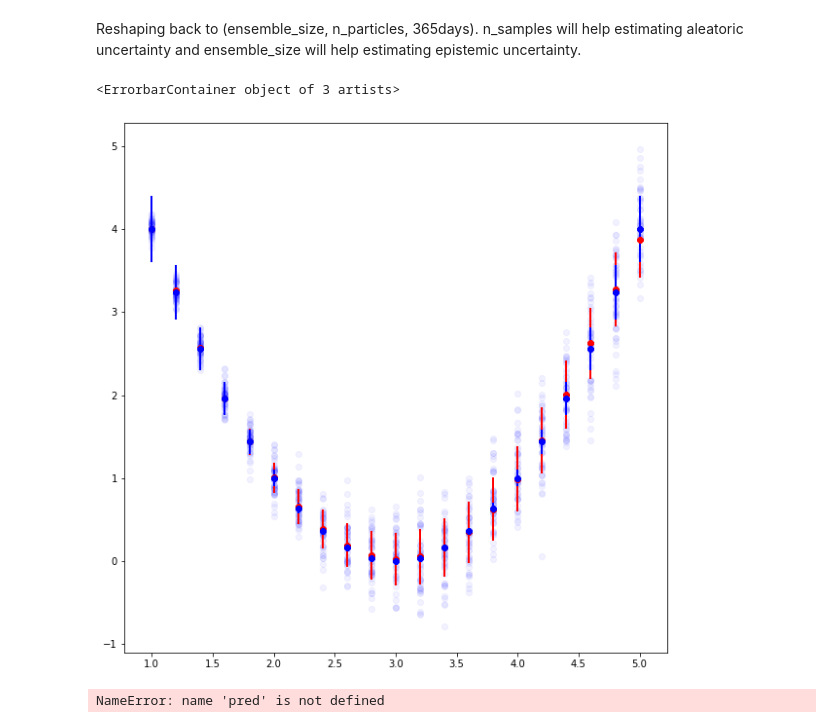
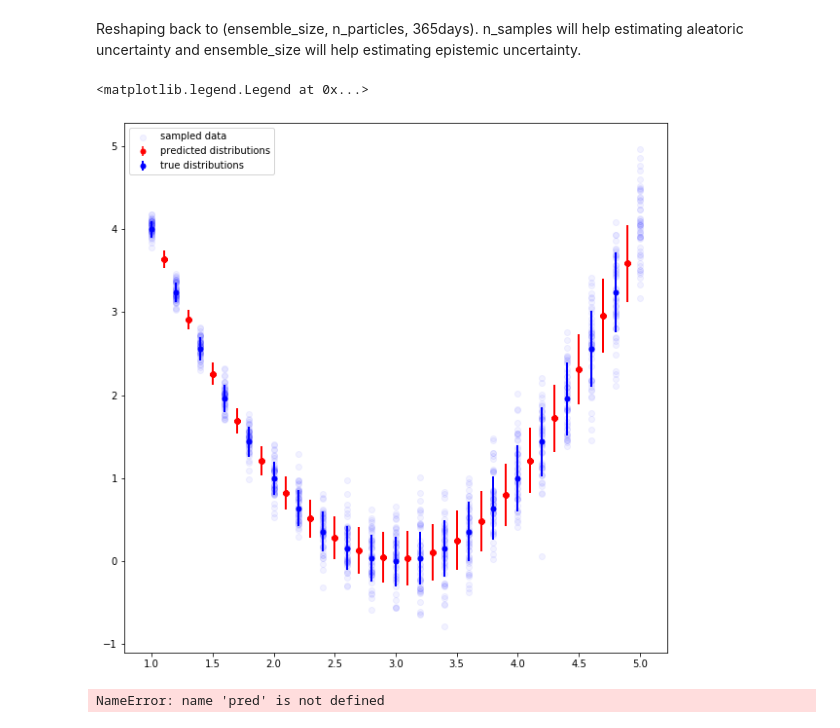
Before and after one commit to yardenas/ethz-safe-learning, a Jupyter notebook: development/model_sanity_check.ipynb, the cells around one changed output. Cells and saved outputs as stored; diff of their text form; code cells hidden in the pictures.

```diff
--- a/development/model_sanity_check.ipynb
+++ b/development/model_sanity_check.ipynb
@@ -89,8 +89,10 @@ Run the training loop:
 tf.reset_default_graph()
 # %%
 n_particles = 20
-x_val = np.broadcast_to(time, (n_particles, time.shape[0]))
-x_val = np.reshape(x_val, (time.shape[0] * n_particles))
+x_true = np.arange(1.0, 5.0, 0.2)
+x_val = np.arange(1.1,5.1,0.2)
+x_val = np.broadcast_to(x_val, (n_particles, x_vals.shape[0]))
+x_val = np.reshape(x_val, (x_val.shape[0] * n_particles))
 data_mean = inputs.mean()
 data_std = inputs.std()
 x = np.squeeze((inputs - data_mean) / (data_std + 1e-8))
@@ -124,13 +126,14 @@ Reshaping back to (ensemble_size, n_particles, 365days). n_samples will help est
 # %%
 fig, ax = plt.subplots(figsize=(10, 10))
 mu_pred = mus.mean(axis=0)
 sigma_pred = sigmas.mean(axis=0)
 ax.errorbar(x_val,mu_pred,yerr=np.absolute(sigma_pred),c='r',ls='None',marker='.',ms=10,label='predicted distributions')
 ax.scatter(inputs,targets,c='b',alpha=0.05,label='sampled data')
-ax.errorbar(x_val,f(x_val),yerr=noise*f(x_val),c='b',lw=2,ls='None',marker='.',ms=10,label='true distributions')
+ax.errorbar(x_true,f(x_true),yerr=noise*x_true,c='b',lw=2,ls='None',marker='.',ms=10,label='true distributions')
+ax.legend()
 # %% [output]
-<ErrorbarContainer object of 3 artists>
+<matplotlib.legend.Legend at 0x...>
-[figure, old version]
+[figure, new version]
 # %%
 pred = np.reshape(pred,
                   (model.ensemble_size, n_particles, time.shape[0]))
```
Also changed, not shown: parts of 2 cells of this notebook.
